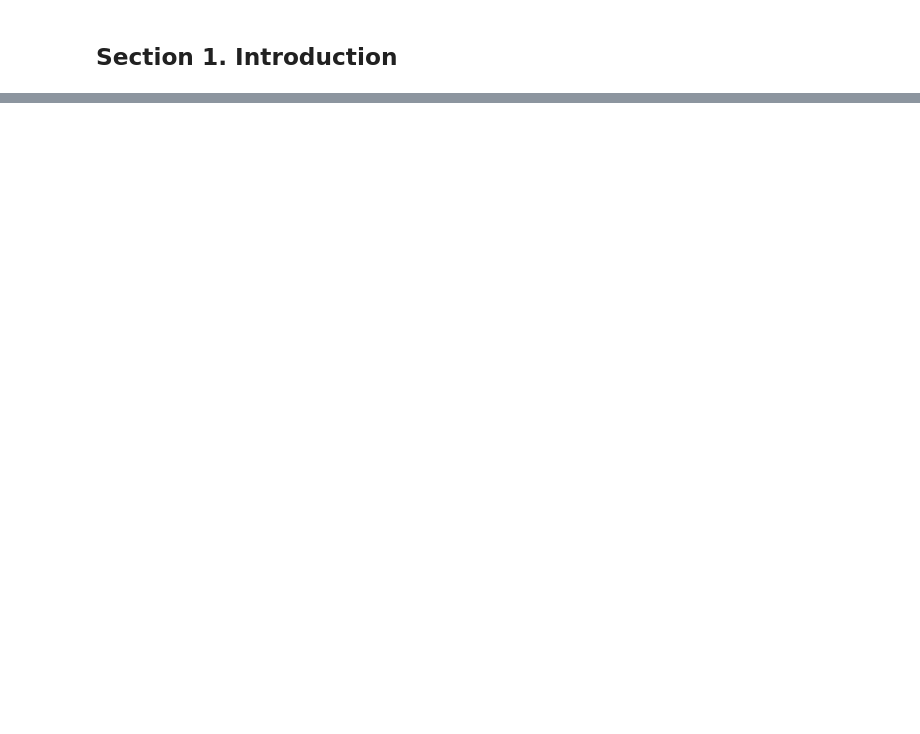
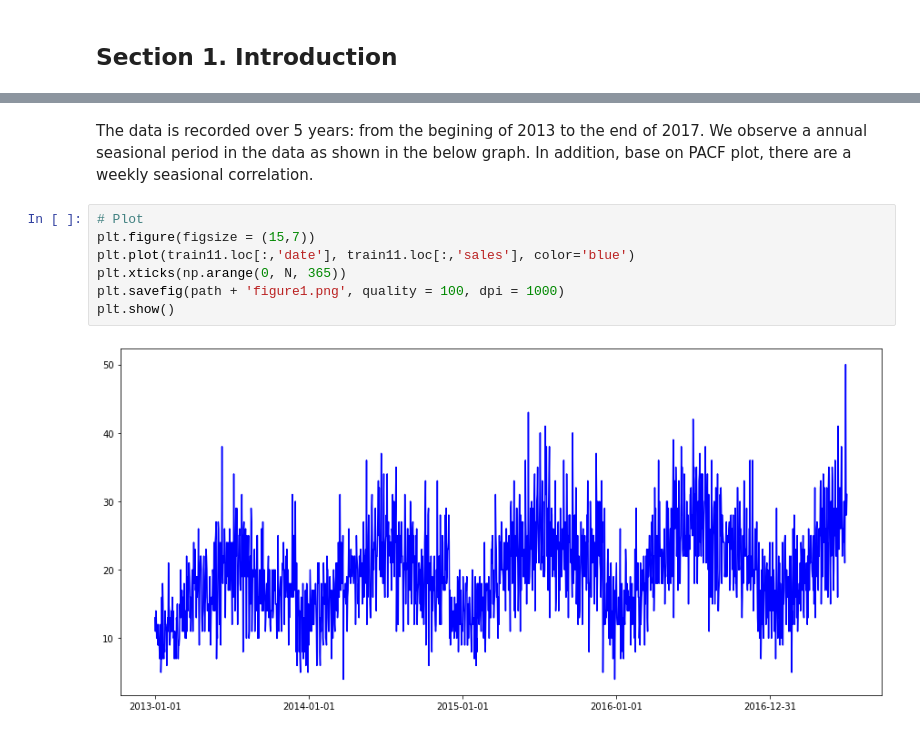
Before and after one commit to sangttruong/hybcast, a Jupyter notebook: main.ipynb, the cells around one changed output, grey strips where cells are left out. Saved outputs shown, nothing was run; the diff lists cells and outputs as text; blank space fills up the shorter version.

```diff
--- a/main.ipynb
+++ b/main.ipynb
@@ -380,0 +169,11 @@ y_forecast = model.forecast(steps=365)
+# %% [markdown]
+The data is recorded over 5 years: from the begining of 2013 to the end of 2017. We observe a annual seasional period in the data as shown in the below graph. In addition, base on PACF plot, there are a weekly seasional correlation.
+# %%
+# Plot
+plt.figure(figsize = (15,7))
+plt.plot(train11.loc[:,'date'], train11.loc[:,'sales'], color='blue')
+plt.xticks(np.arange(0, N, 365))
+plt.savefig(path + 'figure1.png', quality = 100, dpi = 1000)
+plt.show()
+# %% [output]
+[figure, added]
```
Also changed, not shown: parts of 84 cells of this notebook.
